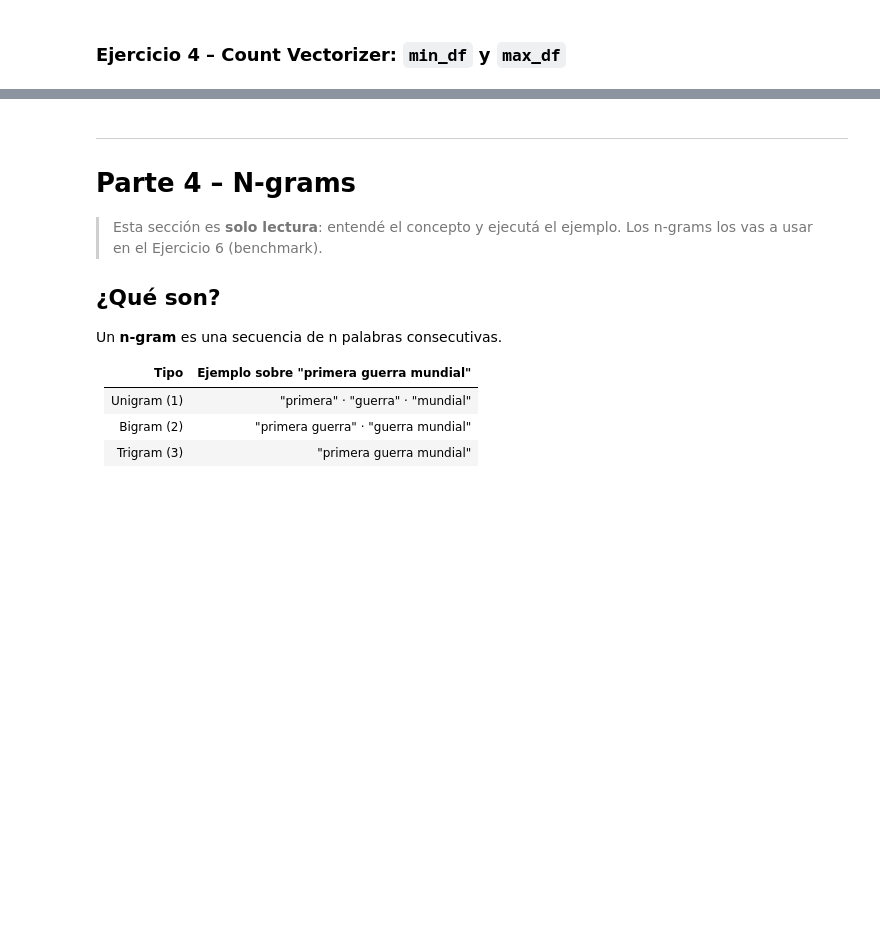
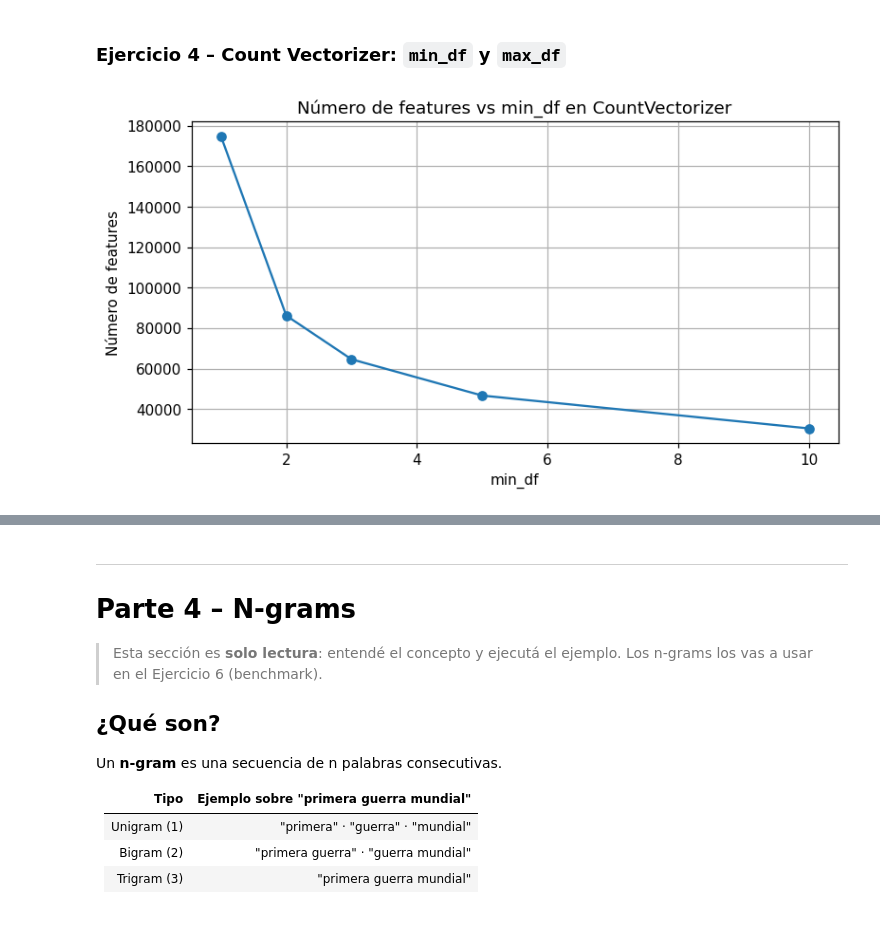
Before and after one commit to gcasado0/nlp-practica, a Jupyter notebook: practica_vectorizacion_frecuentista.ipynb, the cells around one changed output, grey strips where cells are left out. Drawn from its saved outputs; the diff is of its cells as text; code cells hidden in the pictures; blank space fills up the shorter version.

```diff
--- a/practica_vectorizacion_frecuentista.ipynb
+++ b/practica_vectorizacion_frecuentista.ipynb
@@ -520,3 +539,21 @@ def explorar_count_vectorizer(df):
     pass
 
 explorar_count_vectorizer(df)
+# %%
+# 1. Probar min_df en [1, 2, 3, 5, 10] — registrar cuántas features quedan
+min_df_values = [1, 2, 3, 5, 10]
+features_count = []
+for min_df in min_df_values:
+    cv = CountVectorizer(min_df=min_df)
+    cv.fit(df['sinapsis_clean'])
+    features_count.append(len(cv.get_feature_names_out()))
+plt.figure(figsize=(8, 4))
+plt.plot(min_df_values, features_count, marker='o')
+# plt.xscale('log')
+plt.xlabel("min_df")
+plt.ylabel("Número de features")
+plt.title("Número de features vs min_df en CountVectorizer")
+plt.grid(True)
+plt.show()
+# %% [output]
+[figure, added]
```
Also changed, not shown: parts of 17 cells of this notebook.
